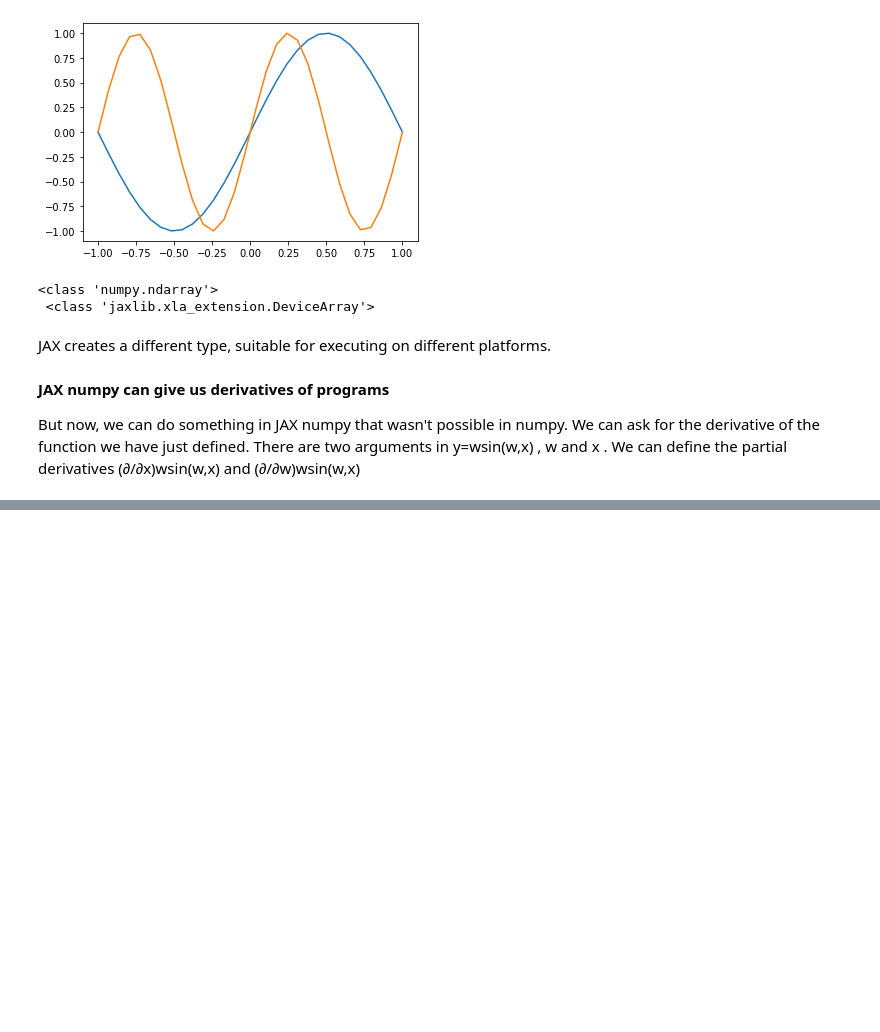
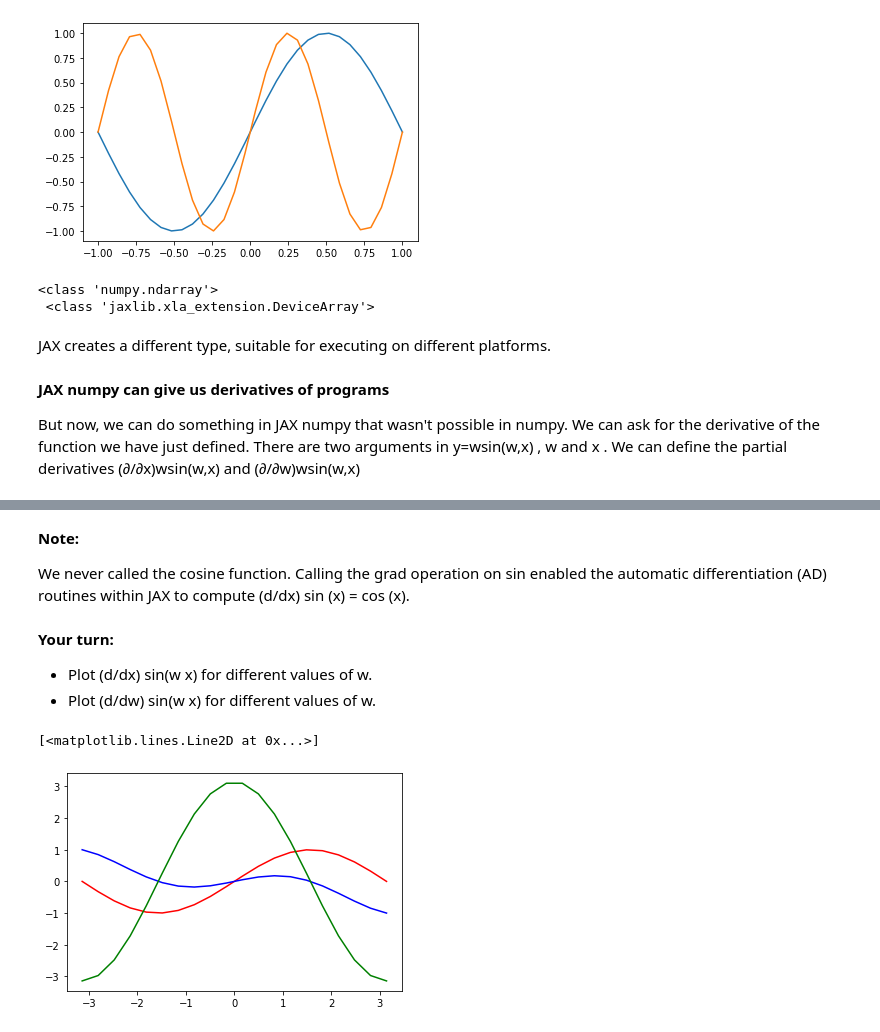
Before and after one commit to steveLim0928/Foundation-in-ML, a Jupyter notebook: Auto_Differentiation_Jax.ipynb, the cells around one changed output, grey strips where cells are left out. Saved outputs shown, nothing was run; the diff lists cells and outputs as text; code cells hidden in the pictures; blank space fills up the shorter version.

```diff
--- a/Auto_Differentiation_Jax.ipynb
+++ b/Auto_Differentiation_Jax.ipynb
@@ -45,0 +100,23 @@ But now, we can do something in JAX numpy that wasn't possible in numpy. We can
+# %% [markdown]
+**Note:**
+
+We never called the cosine function. Calling the grad operation on sin enabled the automatic differentiation (AD) routines within JAX to compute (d/dx) sin (x) = cos (x).
+# %% [markdown]
+**Your turn:**
+
+
+
+*   Plot (d/dx) sin(w x) for different values of w.
+*   Plot (d/dw) sin(w x) for different values of w.
+# %%
+# use x axis for diff val of w and keep x as pi.
+grad_wsin_w = vmap(d_wsin_w, in_axes=(0, None))
+grad_wsin_x = vmap(d_wsin_x, in_axes=(0, None))
+
+W_plot = np.linspace(-1,1,20)
+plt.plot(np.pi*W_plot, wsin(W_plot, np.pi),'r')
+plt.plot(np.pi*W_plot, grad_wsin_x(W_plot, np.pi),'b')
+plt.plot(np.pi*W_plot, grad_wsin_w(W_plot, np.pi),'g')
+# %% [output]
+[<matplotlib.lines.Line2D at 0x...>]
+[figure, added]
```
Also changed, not shown: parts of 13 cells of this notebook.
